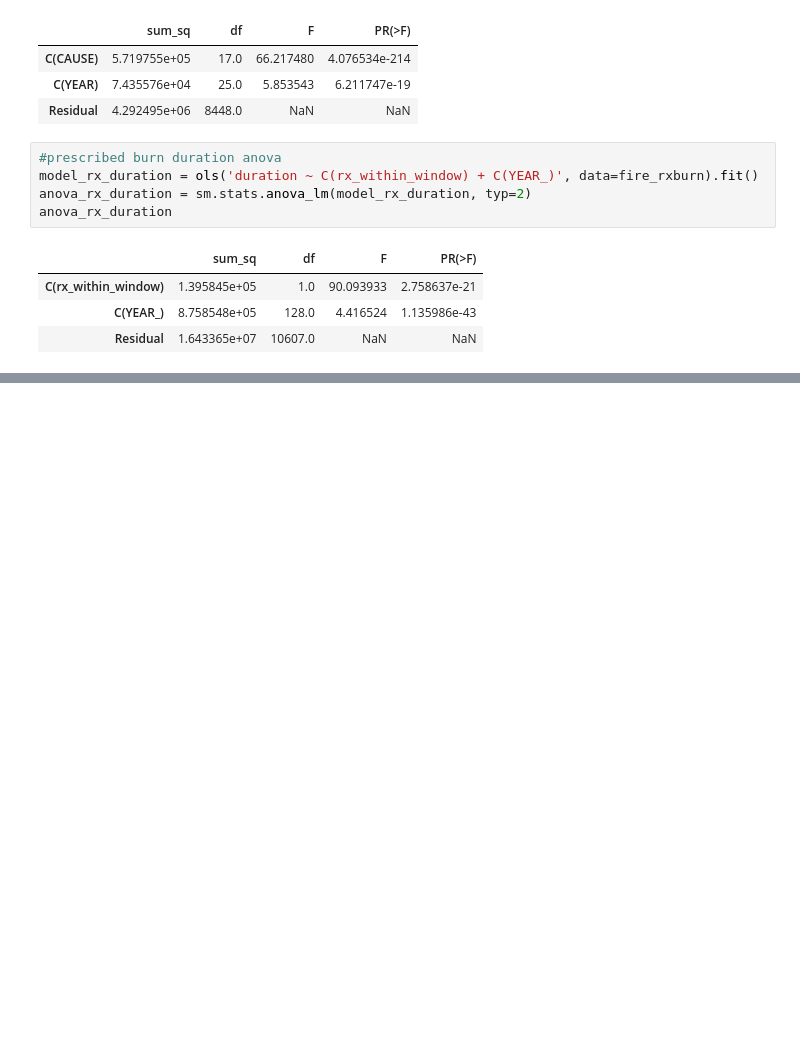
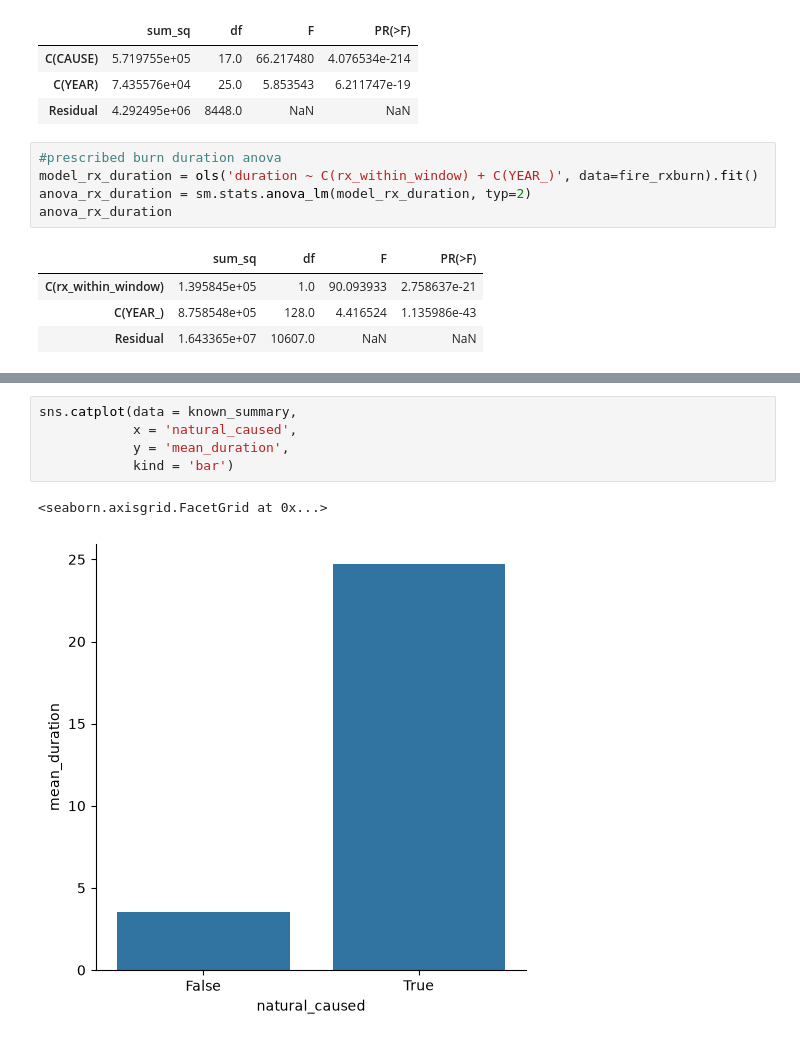
Before and after one commit to elwoodruff/NowellWernerWoodruff, a Jupyter notebook: scripts/dataanalysis.ipynb, the cells around one changed output, grey strips where cells are left out. Saved outputs shown, nothing was run; the diff lists cells and outputs as text; blank space fills up the shorter version.

```diff
--- a/scripts/dataanalysis.ipynb
+++ b/scripts/dataanalysis.ipynb
@@ -356,0 +404,8 @@ anova_rx_duration
+# %%
+sns.catplot(data = known_summary,
+            x = 'natural_caused',
+            y = 'mean_duration',
+            kind = 'bar')
+# %% [output]
+<seaborn.axisgrid.FacetGrid at 0x...>
+[figure, added]
```
Also changed, not shown: parts of 8 cells of this notebook.
